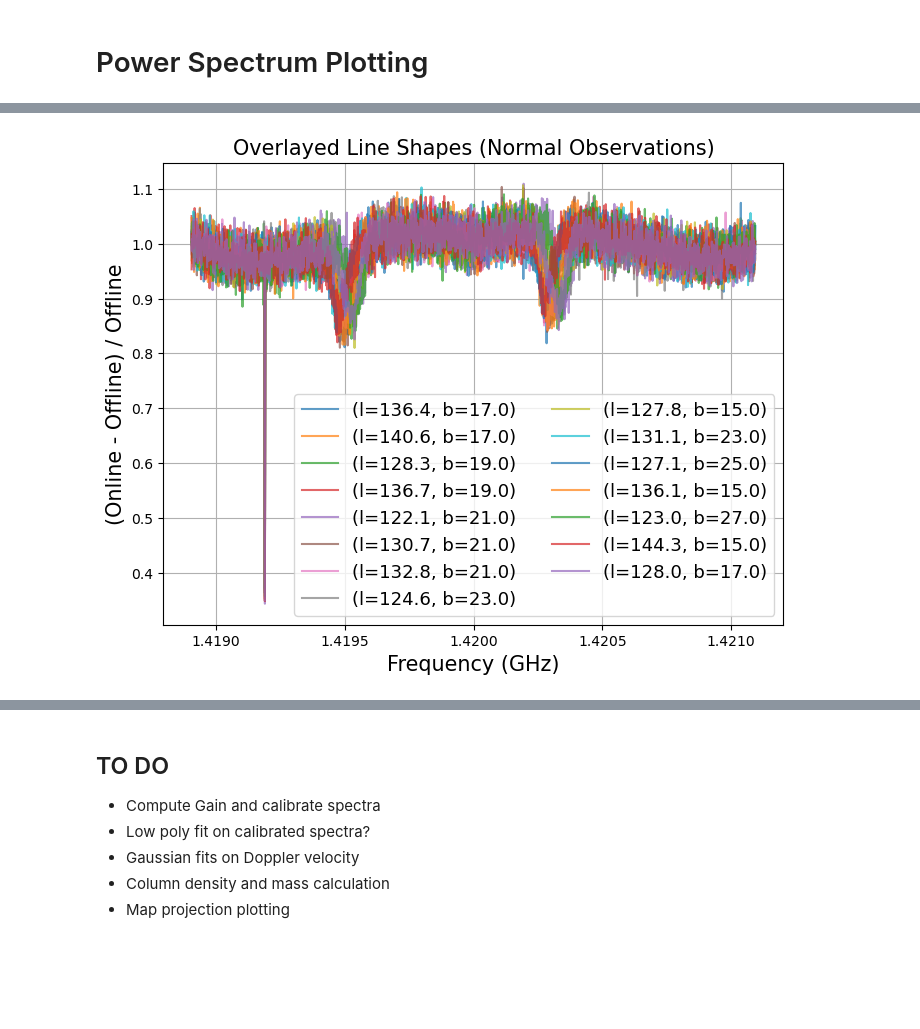
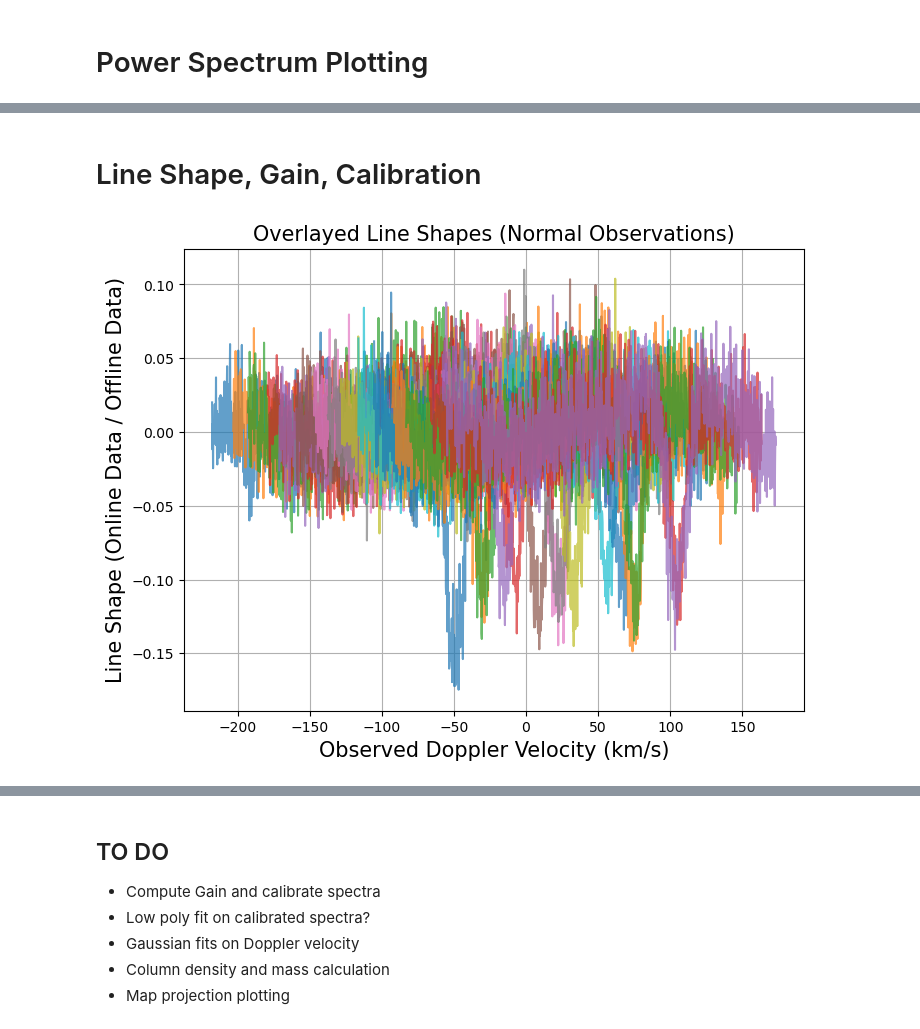
Before and after one commit to Brandon102002/ugastro, a Jupyter notebook: lab_4_analysis.ipynb, the cells around one changed output, grey strips where cells are left out. Cells and saved outputs as stored; diff of their text form; code cells hidden in the pictures; blank space fills up the shorter version.

```diff
--- a/lab_4_analysis.ipynb
+++ b/lab_4_analysis.ipynb
@@ -158,10 +162,12 @@ print(len(data_4_25[0]["calibration"]))
 # %%
 LO_USB = 1420e6
 LO_LSB = 1420.81150357e6
+LINE_FREQ = 1420.405752e6
 B = 12e6
 SAMPLE_RATE = 2.2e6
 WINDOW = 2048
-bounds=(5, -5)
+bounds = (5, -5)
+c = 299792458
 # %% [markdown]
 # Power Spectrum Plotting
 # %%
@@ -234,22 +240,40 @@ plot_power_spectra(data_4_25[0]["calibration"], which="USB", LO=LO_USB)
+# %% [markdown]
+# Line Shape, Gain, Calibration
 # %%
-def onlineOfflineSpectra(points, normalize=False) -> Dict[Tuple[float, float], Dict[str, np.ndarray]]:
+lat, lon = ugradio.leo.lat, ugradio.leo.lon
+alt = ugradio.leo.alt
+
+def timestampToJD(timestamp):
+    t = Time(timestamp, format='isot', scale='utc')  # ISO-8601 format with UTC
+    return t.jd
+
+def onlineOfflineSpectra(points, normalize=False, spike_range=None) -> Dict[Tuple[float, float], Dict[str, np.ndarray]]:
     temp_storage: Dict[Tuple[float, float], Dict[str, np.ndarray]] = {}
+    freqs = fftfreq(WINDOW, 1/SAMPLE_RATE) + LO_LSB
+    freqs_lsb = fftshift((freqs))
 
     for point in points:
         key = (round(point.l, 3), round(point.b, 3))
         if key not in temp_storage:
-            temp_storage[key] = {"USB": None, "LSB": None}
+            temp_storage[key] = {"USB": None, "LSB": None, "ra": None, "dec": None, "timestamp": None}
 
         if point.USB is not None:
             temp_storage[key]["USB"] = point.USB
         if point.LSB is not None:
             temp_storage[key]["LSB"] = point.LSB
 
+        temp_storage[key]["ra"] = point.ra
+        temp_storage[key]["dec"] = point.dec
+        temp_storage[key]["timestamp"] = point.timestamp
+
     result: Dict[Tuple[float, float], Dict[str, np.ndarray]] = {}
 
     for (l, b), spectra in temp_storage.items():
         usb = spectra["USB"]
         lsb = spectra["LSB"]
+        ra = spectra["ra"]
+        dec = spectra["dec"]
+        timestamp = spectra["timestamp"]
 
         if usb is None or lsb is None:
             # skip incomplete points
@@ -259,45 +283,73 @@ def onlineOfflineSpectra(points, normalize=False) -> Dict[Tuple[float, float], D
             usb = usb / np.max(usb)
             lsb = lsb / np.max(lsb)
 
+        if spike_range:
+            lsb = mask_and_resample_spike(freqs_lsb, lsb, spike_range)
+
         mid = len(usb) // 2
         online, offline = np.zeros(len(usb)), np.zeros(len(usb))
         online[:mid], offline[:mid] = lsb[:mid], usb[:mid]
         online[mid:], offline[mid:] = usb[mid:], lsb[mid:]
 
         line_shape = online / offline
 
+        jd = timestampToJD(timestamp)
+
         result[(l, b)] = {
             "online": online,
             "offline": offline,
-            "line_shape": line_shape
+            "line_shape": line_shape,
+            "ra": ra,
+            "dec": dec,
+            "jd": jd
         }
 
     return result
 
-def plot_lineshapes(online_offline_data, xlim=None, ylim=None, title_extra=""):
+def plot_lineshapes(online_offline_data, corrected=False, xlim=None, ylim=None, title_extra=""):
     plt.figure(figsize=graphSizeSingle)
-    freqs = fftfreq(WINDOW, 1/SAMPLE_RATE) + LO_USB
+    freqs = fftfreq(WINDOW, 1/SAMPLE_RATE) + LINE_FREQ
     freqs = fftshift(freqs)[bounds[0]:bounds[1]]
+    mid = len(freqs) // 2
+    v = np.zeros(len(freqs) - mid)
+    v = -c * ((freqs[mid:] - LINE_FREQ) / LINE_FREQ)
+    v_corrections = []
 
     for (l, b), spectra in online_offline_data.items():
         lineshape = spectra["line_shape"]
-        lineshape = fftshift(lineshape[bounds[0]:bounds[1]])
+        lineshape = fftshift(lineshape[bounds[0]:bounds[1]])[mid:]
+
+        baseline_mask = (v < -80000) | (v > -50000)
+        poly_coeffs = np.polyfit(v[baseline_mask], lineshape[baseline_mask], deg=3)
+        baseline_fit = np.polyval(poly_coeffs, v)
+        lineshape = lineshape - baseline_fit
 
         label = f"(l={l:.1f}, b={b:.1f})"
-        plt.plot(freqs / 1e9, lineshape, alpha=0.7, label=label)
 
-    plt.xlabel("Frequency (GHz)", fontsize=axisSize)
-    plt.ylabel("(Online - Offline) / Offline", fontsize=axisSize)
+        if corrected:
+            ra = spectra["ra"]
+            dec = spectra["dec"]
+            jd = spectra["jd"]
+            v_projected = ugradio.doppler.get_projected_velocity(ra, dec, jd, lat, lon, alt)
+            v = v - v_projected
+            v_corrections.append(v_projected)
+        plt.plot(v / 1e3, lineshape, alpha=0.7, label=label)
+
+    plt.xlabel("Observed Doppler Velocity (km/s)", fontsize=axisSize)
+    plt.ylabel("Line Shape (Online Data / Offline Data)", fontsize=axisSize)
     plt.title(f"Overlayed Line Shapes {title_extra}", size=titleSize)
     plt.grid()
     plt.xlim(xlim)
     plt.ylim(ylim)
-    plt.legend(fontsize=legendSize, ncol=2)  # 2 columns for compactness
+    #plt.legend(fontsize=legendSize, ncol=2)  # 2 columns for compactness
     plt.show()
 
-online_offline_data = onlineOfflineSpectra(data_4_25[0]["normal"])
-print(len(online_offline_data))
-print(online_offline_data)
+    return v_corrections
 
-plot_lineshapes(online_offline_data, title_extra="(Normal Observations)")
+
+online_offline_data = onlineOfflineSpectra(data_4_25[0]["normal"], spike_range=(1.419995e9, 1.420005e9))
+v_corrections = plot_lineshapes(online_offline_data, corrected=True, title_extra="(Normal Observations)")
+
+print(v_corrections)
 # %% [output]
+[figure, new version]
@@ -321 +356,0 @@ plot_lineshapes(online_offline_data, title_extra="(Normal Observations)")
-[figure, old version]
```
Also changed, not shown: parts of 6 cells of this notebook.
